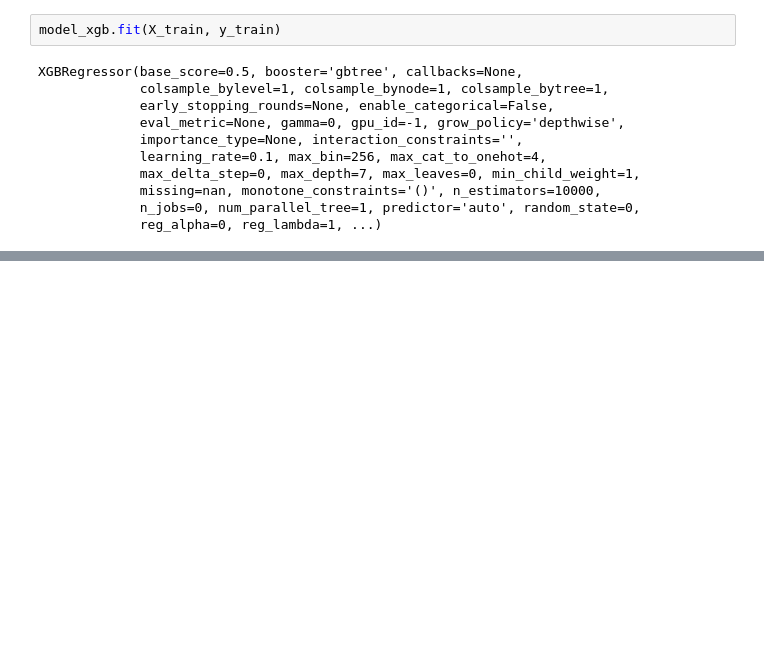
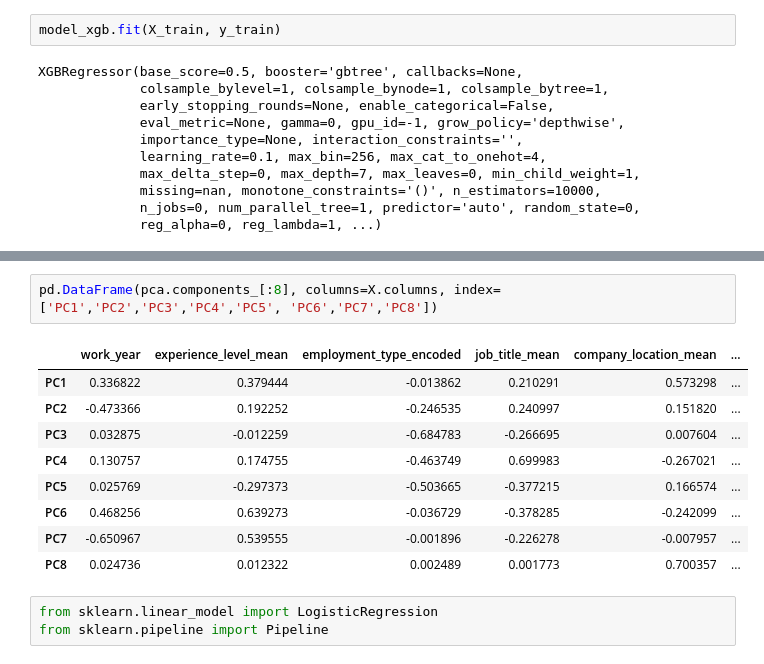
Before and after one commit to JuditRoca/Diabetesprediction, a Jupyter notebook: Notebooks/03_Entrenamiento_Modelo.ipynb, the cells around one changed output, grey strips where cells are left out. Saved outputs shown, nothing was run; the diff lists cells and outputs as text; blank space fills up the shorter version.

Commit message:
nuevo f.e + modelos training 26.06

```diff
--- a/Notebooks/03_Entrenamiento_Modelo.ipynb
+++ b/Notebooks/03_Entrenamiento_Modelo.ipynb
@@ -190,0 +280,15 @@ RFR_model = RandomForestRegressor(max_depth=5, n_estimators=10)
+# %%
+pd.DataFrame(pca.components_[:8], columns=X.columns, index=['PC1','PC2','PC3','PC4','PC5', 'PC6','PC7','PC8'])
+# %% [output]
+|  | work_year | experience_level_mean | employment_type_encoded | job_title_mean | company_location_mean | ... |
+| PC1 | 0.336822 | 0.379444 | -0.013862 | 0.210291 | 0.573298 | ... |
+| PC2 | -0.473366 | 0.192252 | -0.246535 | 0.240997 | 0.151820 | ... |
+| PC3 | 0.032875 | -0.012259 | -0.684783 | -0.266695 | 0.007604 | ... |
+| PC4 | 0.130757 | 0.174755 | -0.463749 | 0.699983 | -0.267021 | ... |
+| PC5 | 0.025769 | -0.297373 | -0.503665 | -0.377215 | 0.166574 | ... |
+| PC6 | 0.468256 | 0.639273 | -0.036729 | -0.378285 | -0.242099 | ... |
+| PC7 | -0.650967 | 0.539555 | -0.001896 | -0.226278 | -0.007957 | ... |
+| PC8 | 0.024736 | 0.012322 | 0.002489 | 0.001773 | 0.700357 | ... |
+# %%
+from sklearn.linear_model import LogisticRegression
+from sklearn.pipeline import Pipeline
```
Also changed, not shown: parts of 51 cells of this notebook, 9 other files.
